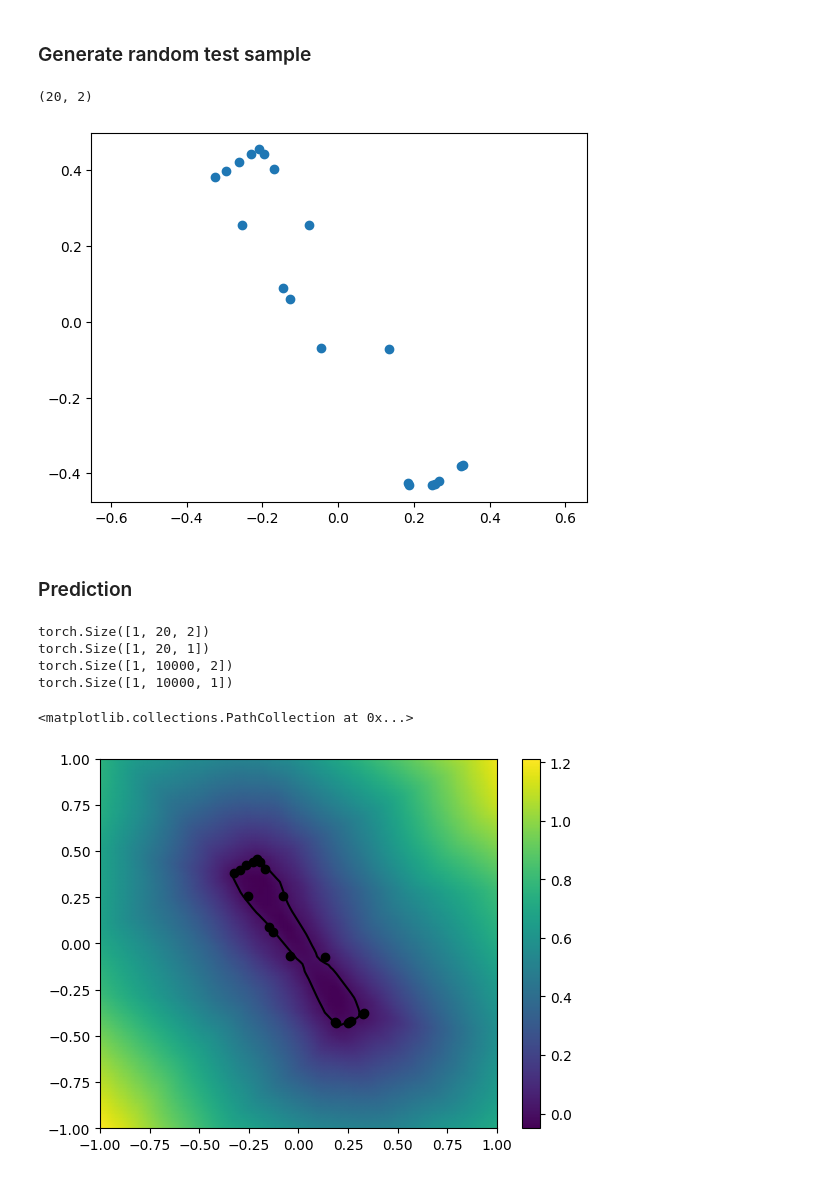
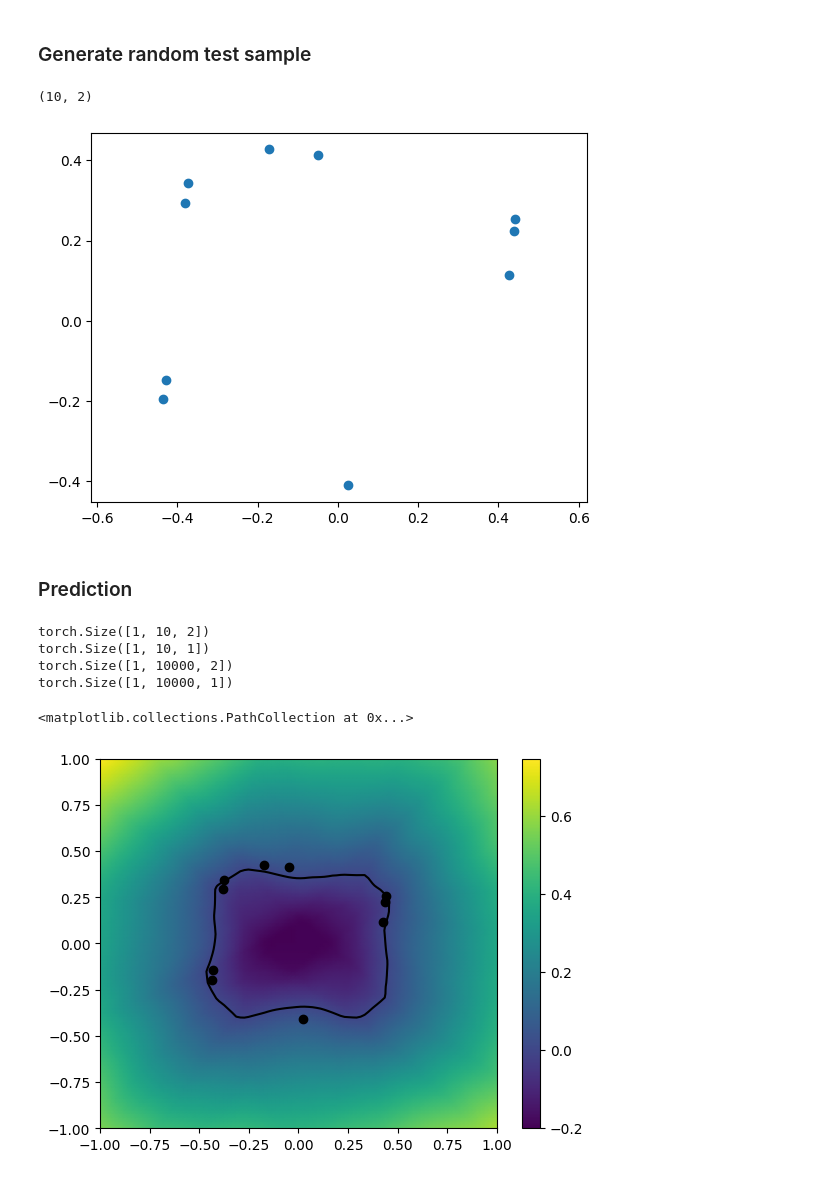
Before and after one commit to SGI-2023/sampling-surfaces, a Jupyter notebook: neural_process.ipynb, the cells around one changed output. Saved outputs shown, nothing was run; the diff lists cells and outputs as text; code cells hidden in the pictures.

```diff
--- a/neural_process.ipynb
+++ b/neural_process.ipynb
@@ -122,15 +142,15 @@ Epoch: 4, Avg_loss: -1336.7987492675782
 # %% [markdown]
 ### Generate random test sample
 # %%
-N_samples = 20
+N_samples = 10
 
 x_test, _ = utils.generate_random_rectangle(N_samples)
 _ = plt.scatter(x_test[:,0], x_test[:,1])
 _ = plt.axis('equal')
 print(x_test.shape)
 # %% [output]
-(20, 2)
+(10, 2)
-[figure, old version]
+[figure, new version]
 # %% [markdown]
 ### Prediction
 # %%
@@ -143,34 +163,34 @@ print(y.shape)
 xs = np.linspace(-1,1,100)
 ys = np.linspace(-1,1,100)
 Xs,Ys = np.meshgrid(xs,ys)
 Xs = Xs.flatten()
 Ys = Ys.flatten()
 grid = np.vstack((Xs,Ys)).T
 
 x_target = torch.Tensor(grid).reshape(1,100**2,2).to(device)
 #x_target = x_target.unsqueeze(1).unsqueeze(0)
 print(x_target.shape)
 
 neuralprocess.training = False
 
 
 # Neural process returns distribution over y_target
 p_y_pred = neuralprocess( X, y, x_target)
 # Extract mean of distribution
-mu = p_y_pred.loc.detach()
+mu = p_y_pred.base_dist.loc.detach()
 #plt.plot(x_target.numpy()[0], mu.numpy()[0],
 #         alpha=1, c='b')
 
 print(mu.shape)
 X = X.cpu()
 plt.pcolormesh(xs,ys,mu.cpu().reshape((100,100)).detach().numpy(),shading='gouraud',cmap="viridis")
 plt.colorbar()
 plt.contour(xs,ys,mu.cpu().reshape((100,100)).detach().numpy(),levels=[0], colors='black')
 plt.scatter(X[0][:,0].numpy(), X[0][:,1].numpy(), c='k')
 # %% [output]
-torch.Size([1, 20, 2])
-torch.Size([1, 20, 1])
+torch.Size([1, 10, 2])
+torch.Size([1, 10, 1])
 torch.Size([1, 10000, 2])
 torch.Size([1, 10000, 1])
 <matplotlib.collections.PathCollection at 0x...>
-[figure, old version]
+[figure, new version]
```
Also changed, not shown: parts of 5 cells of this notebook, 6 other files.
